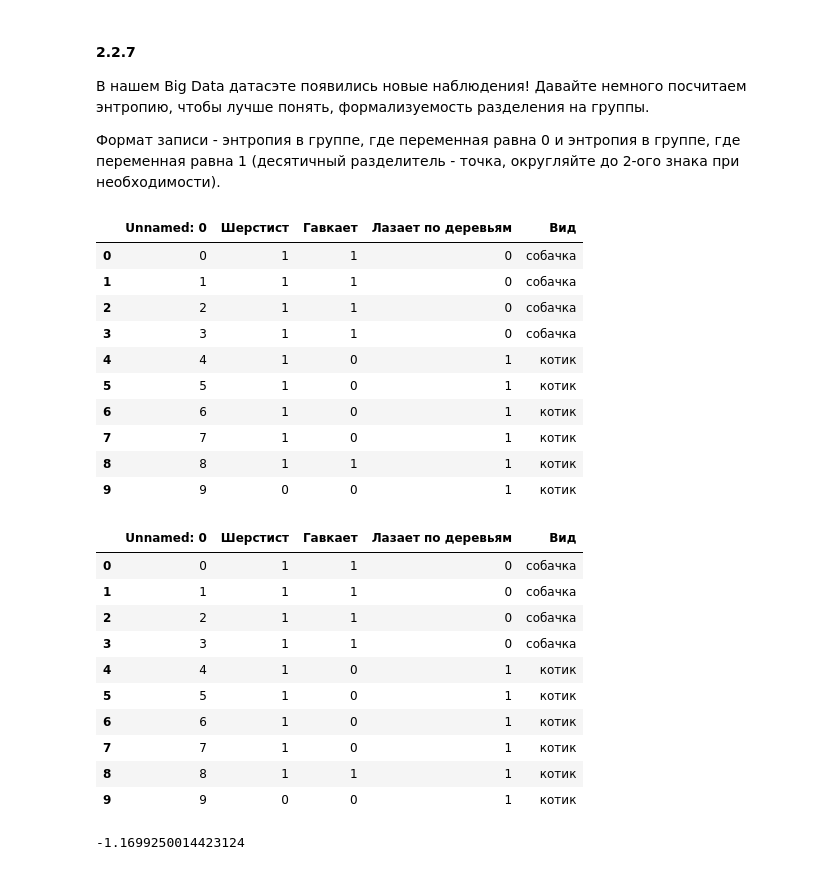
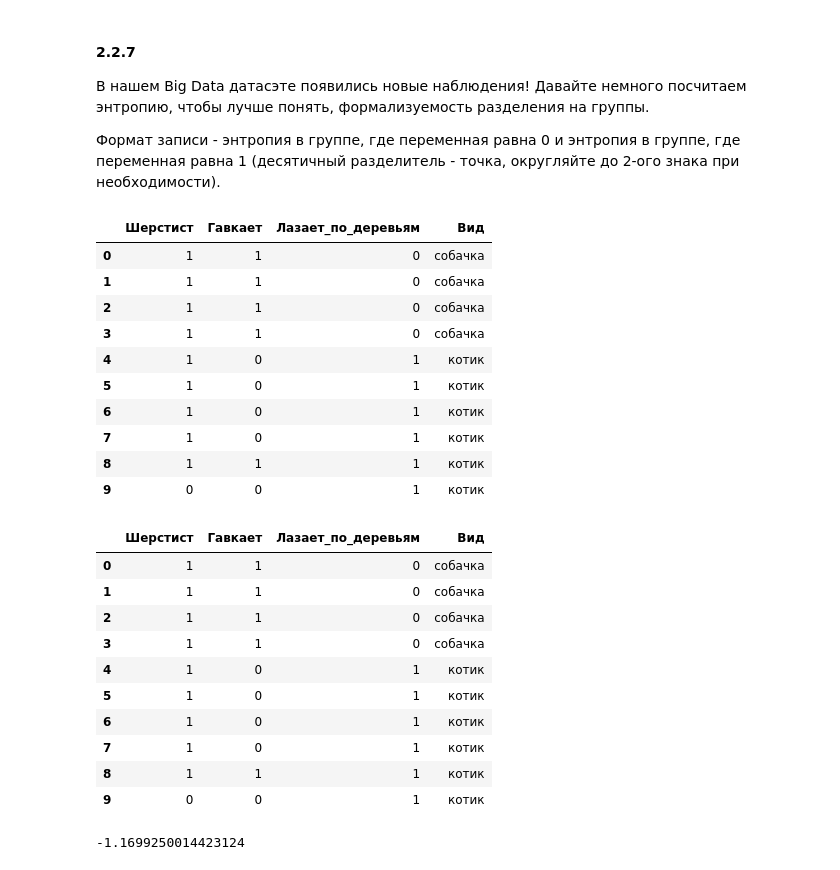
Before and after one commit to tinyoa/stepik_DS_intro, a Jupyter notebook: stepik_DS_intro_2.ipynb, the cells around one changed output. Cells and saved outputs as stored; diff of their text form; code cells hidden in the pictures.

```diff
--- a/stepik_DS_intro_2.ipynb
+++ b/stepik_DS_intro_2.ipynb
@@ -191,35 +192,36 @@ import math
 import numpy as np
 # %%
 url = 'https://stepik.org/media/attachments/course/4852/cats.csv'
-cats = pd.read_csv(url)
+cats = pd.read_csv(url, index_col = 0)
+cats.columns = [x.replace(" ", "_") for x in cats.columns]
 cats
 # %% [output]
-|  | Unnamed: 0 | Шерстист | Гавкает | Лазает по деревьям | Вид |
-| 0 | 0 | 1 | 1 | 0 | собачка |
-| 1 | 1 | 1 | 1 | 0 | собачка |
-| 2 | 2 | 1 | 1 | 0 | собачка |
-| 3 | 3 | 1 | 1 | 0 | собачка |
-| 4 | 4 | 1 | 0 | 1 | котик |
-| 5 | 5 | 1 | 0 | 1 | котик |
-| 6 | 6 | 1 | 0 | 1 | котик |
-| 7 | 7 | 1 | 0 | 1 | котик |
-| 8 | 8 | 1 | 1 | 1 | котик |
-| 9 | 9 | 0 | 0 | 1 | котик |
+|  | Шерстист | Гавкает | Лазает_по_деревьям | Вид |
+| 0 | 1 | 1 | 0 | собачка |
+| 1 | 1 | 1 | 0 | собачка |
+| 2 | 1 | 1 | 0 | собачка |
+| 3 | 1 | 1 | 0 | собачка |
+| 4 | 1 | 0 | 1 | котик |
+| 5 | 1 | 0 | 1 | котик |
+| 6 | 1 | 0 | 1 | котик |
+| 7 | 1 | 0 | 1 | котик |
+| 8 | 1 | 1 | 1 | котик |
+| 9 | 0 | 0 | 1 | котик |
 # %%
 df = cats
 df
 # %% [output]
-|  | Unnamed: 0 | Шерстист | Гавкает | Лазает по деревьям | Вид |
-| 0 | 0 | 1 | 1 | 0 | собачка |
-| 1 | 1 | 1 | 1 | 0 | собачка |
-| 2 | 2 | 1 | 1 | 0 | собачка |
-| 3 | 3 | 1 | 1 | 0 | собачка |
-| 4 | 4 | 1 | 0 | 1 | котик |
-| 5 | 5 | 1 | 0 | 1 | котик |
-| 6 | 6 | 1 | 0 | 1 | котик |
-| 7 | 7 | 1 | 0 | 1 | котик |
-| 8 | 8 | 1 | 1 | 1 | котик |
-| 9 | 9 | 0 | 0 | 1 | котик |
+|  | Шерстист | Гавкает | Лазает_по_деревьям | Вид |
+| 0 | 1 | 1 | 0 | собачка |
+| 1 | 1 | 1 | 0 | собачка |
+| 2 | 1 | 1 | 0 | собачка |
+| 3 | 1 | 1 | 0 | собачка |
+| 4 | 1 | 0 | 1 | котик |
+| 5 | 1 | 0 | 1 | котик |
+| 6 | 1 | 0 | 1 | котик |
+| 7 | 1 | 0 | 1 | котик |
+| 8 | 1 | 1 | 1 | котик |
+| 9 | 0 | 0 | 1 | котик |
 # %%
 np.log2(0.4444444444444444)
 # %% [output]
```
Also changed, not shown: parts of 19 cells of this notebook.
